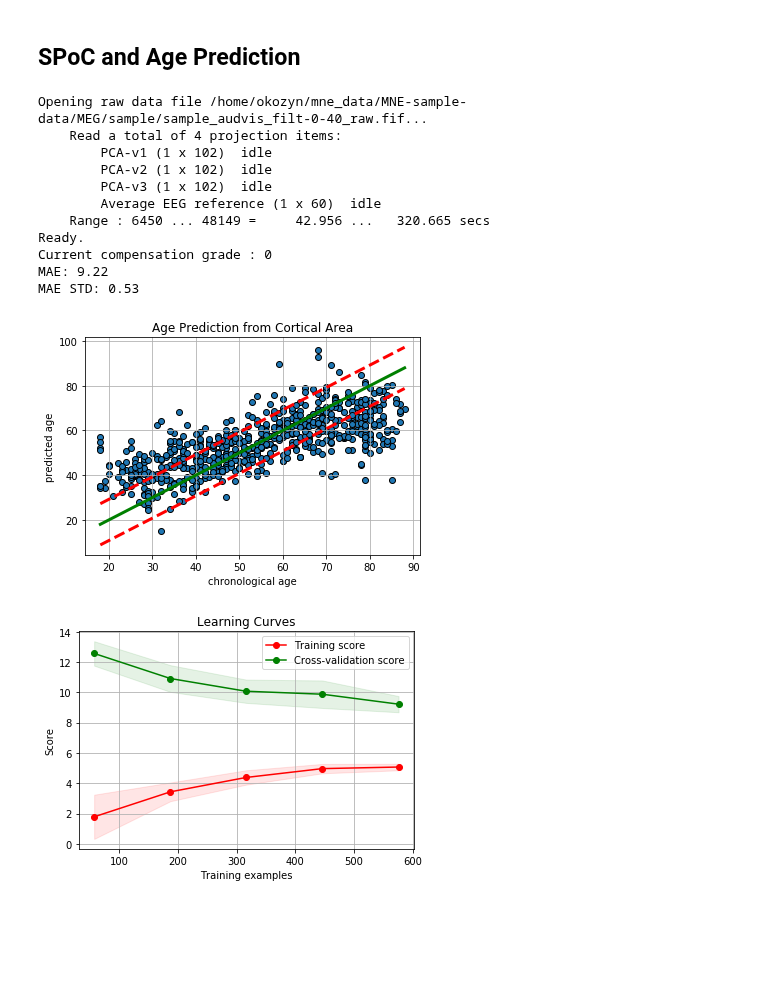
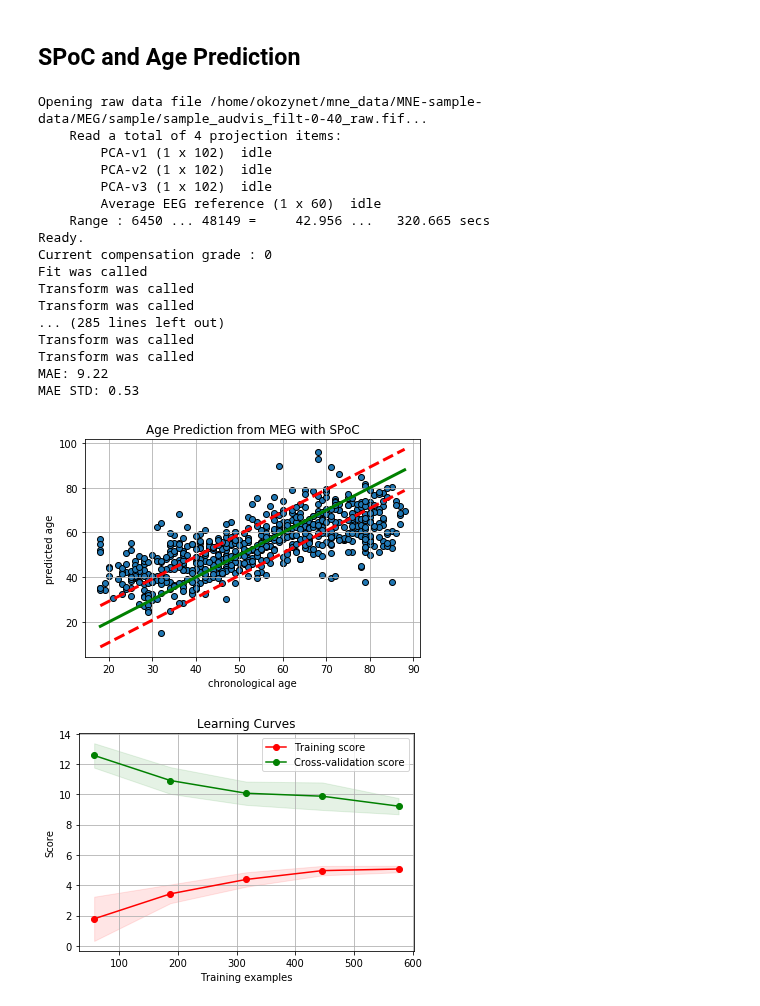
Before and after one commit to OlehKSS/camcan_analysis, a Jupyter notebook: notebook/age_prediction/meg_age_prediction.ipynb, the cells around one changed output. Cells and saved outputs as stored; diff of their text form; code cells hidden in the pictures; blank space fills up the shorter version.

```diff
--- a/notebook/age_prediction/meg_age_prediction.ipynb
+++ b/notebook/age_prediction/meg_age_prediction.ipynb
@@ -16,6 +18,9 @@ from camcan.utils import (plot_pred, plot_learning_curve,
 # %%
 CV = 10
 # store mae, std for the summary plot
+meg_mae = {}
+meg_mae_std = {}
+meg_pred_diff = {}
 # %% [markdown]
 ## Read Data
 # %%
@@ -31,10 +36,10 @@ subjects_data.head()
 | CC110062 | 20 | 58.0 | MALE | 1 | 1582719.0 | CBU110468 | NaN | ... |
 # %%
 # 643 subjects, each covariance is 9x306x306
-data = mne.externals.h5io.read_hdf5('../../data/covs_allch_oas.h5')
+meg_data = mne.externals.h5io.read_hdf5('../../data/covs_allch_oas.h5')
 
-print(f'Found {len(data)} subjects')
-print(f'A covarince matrix shape is {data[0]["covs"].shape}')
+print(f'Found {len(meg_data)} subjects')
+print(f'A covarince matrix shape is {meg_data[0]["covs"].shape}')
 # %% [output]
 Found 643 subjects
 A covarince matrix shape is (9, 306, 306)
@@ -58,30 +57,38 @@ FREQ_BANDS = [(0.1, 1.5),  # low
               (76.0, 120.0)]  # gamma_high
 # %%
 y, y_pred, arr_mae, arr_r2, train_sizes, train_scores, test_scores, _ = \
-    run_meg_ridge(data, subjects_data, alphas=np.logspace(-3, 5, 100), cv=CV, fbands=FREQ_BANDS)
+    run_meg_ridge(meg_data, subjects_data, alphas=np.logspace(-3, 5, 100), cv=CV, fbands=FREQ_BANDS)
 
 arr_mae = -arr_mae
 mae = arr_mae.mean()
 std = arr_mae.std()
 
 print('MAE: %.2f' % mae)
 print('MAE STD: %.2f' % std)
 
-anatomy_mae_std['Cortical Surface Area'] = (mae, std)
+meg_mae['MEG-based Age Prediction'] = arr_mae
+meg_mae_std['MEG-based Age Prediction'] = (mae, std)
+meg_pred_diff['MEG-based Age Prediction'] = np.abs(y - y_pred)
 
 plot_pred(y, y_pred, mae, title='Age Prediction from MEG with SPoC')
 plot_learning_curve(train_sizes, train_scores, test_scores)
 # %% [output]
-Opening raw data file /home/okozyn/mne_data/MNE-sample-data/MEG/sample/sample_audvis_filt-0-40_raw.fif...
+Opening raw data file /home/okozynet/mne_data/MNE-sample-data/MEG/sample/sample_audvis_filt-0-40_raw.fif...
     Read a total of 4 projection items:
         PCA-v1 (1 x 102)  idle
         PCA-v2 (1 x 102)  idle
         PCA-v3 (1 x 102)  idle
         Average EEG reference (1 x 60)  idle
     Range : 6450 ... 48149 =     42.956 ...   320.665 secs
 Ready.
 Current compensation grade : 0
+Fit was called
+Transform was called
+Transform was called
+... (285 lines left out)
+Transform was called
+Transform was called
 MAE: 9.22
 MAE STD: 0.53
-[figure, old version]
+[figure, new version]
 [figure]
```
Also changed, not shown: parts of 14 cells of this notebook, 4 other files.
